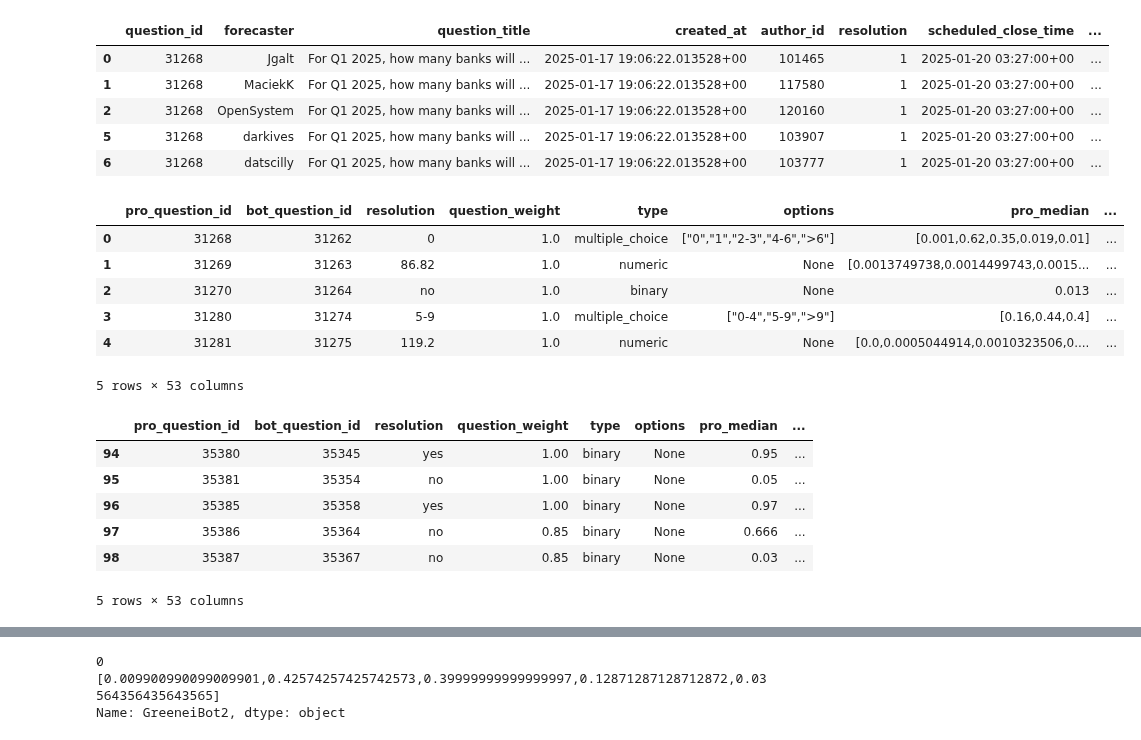
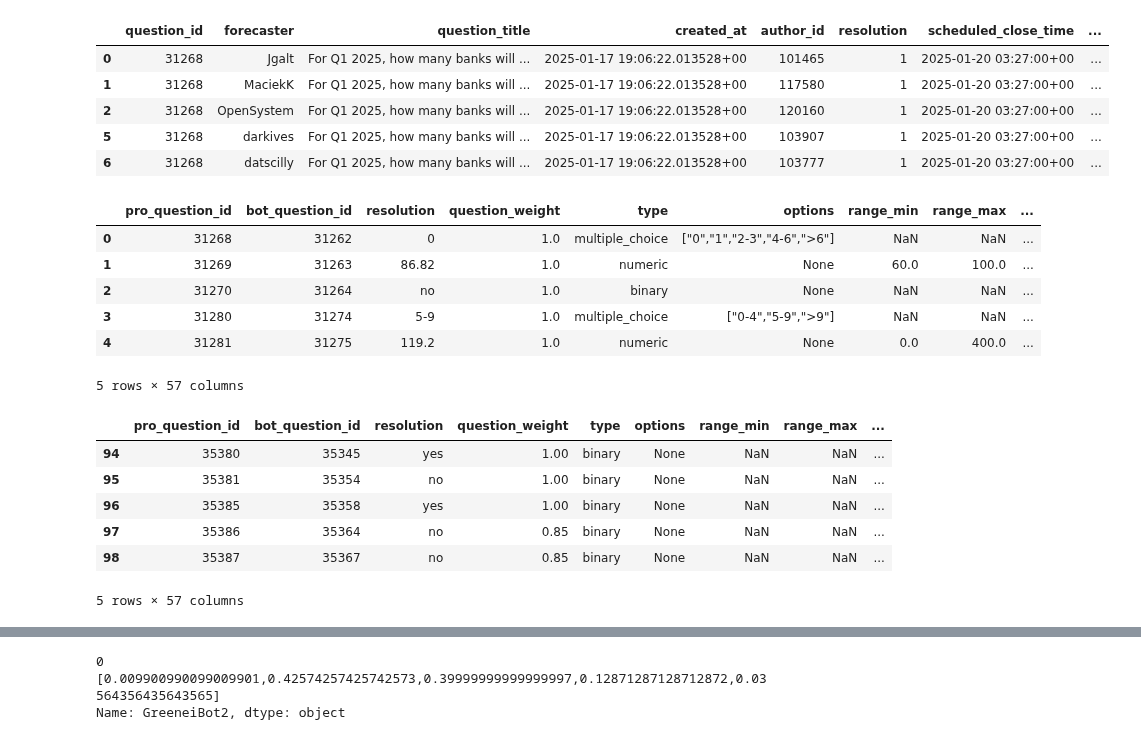
Before and after one commit to Metaculus/aib-analysis, a Jupyter notebook: AI_BENCHMARKING_ANALYSIS.ipynb, the cells around one changed output, grey strips where cells are left out. Drawn from its saved outputs; the diff is of its cells as text; code cells hidden in the pictures.

Commit message:
Fixed some dataframe row to scoring parameter conversion

```diff
--- a/AI_BENCHMARKING_ANALYSIS.ipynb
+++ b/AI_BENCHMARKING_ANALYSIS.ipynb
@@ -57,7 +57,7 @@ df_pro_scores = pd.read_csv(f'https://data.heroku.com/dataclips/pcyecxbmoxppkxxa
 df_pro_forecasts = pd.read_csv('https://data.heroku.com/dataclips/roxytxphqvznkgbygmfgzymjtfxx.csv')
 df_pro_questions = df_pro_forecasts.rename(columns={'question_id': 'pro_question_id', 'question_title': 'title'})
 
-if False: # Temporary
+if False: # Temporary - Only keep Binary
     df_bot_questions = df_bot_questions[df_bot_questions['resolution'].isin(['yes', 'no'])]
     df_bot_forecasts = df_bot_forecasts[df_bot_forecasts['resolution'].isin(['yes', 'no'])]
     df_bot_scores = df_bot_scores[df_bot_scores['resolution'].isin(['yes', 'no'])]
@@ -65,8 +65,8 @@ if False: # Temporary
     df_pro_forecasts = df_pro_forecasts[df_pro_forecasts['resolution'].isin(['yes', 'no'])]
     df_pro_scores = df_pro_scores[df_pro_scores['resolution'].isin(['yes', 'no'])]
 
-df_pro_resolved_questions = df_pro_questions[['pro_question_id', 'title', 'resolution', 'scheduled_close_time', 'actual_close_time', 'question_weight', 'type', 'options', 'range_min', 'range_max']]
-df_bot_resolved_questions = df_bot_questions[['bot_question_id', 'title', 'resolution', 'scheduled_close_time', 'actual_close_time', 'question_weight', 'type', 'options', 'range_min', 'range_max']]
+df_pro_resolved_questions = df_pro_questions[['pro_question_id', 'title', 'resolution', 'scheduled_close_time', 'actual_close_time', 'question_weight', 'type', 'options', 'range_min', 'range_max', 'open_upper_bound', 'open_lower_bound']]
+df_bot_resolved_questions = df_bot_questions[['bot_question_id', 'title', 'resolution', 'scheduled_close_time', 'actual_close_time', 'question_weight', 'type', 'options', 'range_min', 'range_max', 'open_upper_bound', 'open_lower_bound']]
 
 df_pro_bot_resolved_questions = pd.merge(
     df_bot_resolved_questions,
@@ -617,48 +486,52 @@ with question weighting.
 # Now pivot df_pro_forecasts; forecaster = columns; forecast = values; index = pro_question_id
 df_pro_forecasts = df_pro_forecasts.rename(columns={'question_id': 'pro_question_id'})
 df_pro_forecasts = df_pro_forecasts.pivot(index='pro_question_id', columns='forecaster', values='forecast')
 # Make the index a column and make it numeric
 df_pro_forecasts = df_pro_forecasts.reset_index()
 
 # Now pivot df_bot_forecasts; forecaster = columns; forecast = values; index = pro_question_id
 df_bot_forecasts = df_bot_forecasts.rename(columns={'question_id': 'bot_question_id'})
 df_bot_forecasts = df_bot_forecasts.pivot(index='bot_question_id', columns='forecaster', values='forecast')
 # Make the index a column and make it numeric
 df_bot_forecasts = df_bot_forecasts.reset_index()
 
 # One row per question, with pro_question_id and bot_question_id and resolution
-df_pro_bot_resolved_questions_first = df_pro_bot_resolved_questions.groupby(['pro_question_id', 'bot_question_id']).first().reset_index()[['pro_question_id', 'bot_question_id', 'resolution', 'question_weight', 'type', 'options']]
+df_pro_bot_resolved_questions_first = df_pro_bot_resolved_questions.groupby(
+    ['pro_question_id', 'bot_question_id']
+    ).first().reset_index()[
+        ['pro_question_id', 'bot_question_id', 'resolution', 'question_weight', 'type', 'options', 'range_min', 'range_max', 'open_upper_bound', 'open_lower_bound']
+    ]
 
 df2 = pd.merge(
     df_pro_bot_resolved_questions_first,
     df_pro_forecasts[['pro_question_id', 'pro_median']],
     on='pro_question_id',
     how='left'
 )
 
 df_pro_bot_forecasts = pd.merge(
     df2,
     df_bot_forecasts,
     on='bot_question_id',
     how='left'
 )
 
 display_head_and_tail(df_pro_bot_forecasts)
 # %% [output]
-|  | pro_question_id | bot_question_id | resolution | question_weight | type | options | pro_median | ... |
-| 0 | 31268 | 31262 | 0 | 1.0 | multiple_choice | ["0","1","2-3","4-6",">6"] | [0.001,0.62,0.35,0.019,0.01] | ... |
-| 1 | 31269 | 31263 | 86.82 | 1.0 | numeric | None | [0.0013749738,0.0014499743,0.0015... | ... |
-| 2 | 31270 | 31264 | no | 1.0 | binary | None | 0.013 | ... |
-| 3 | 31280 | 31274 | 5-9 | 1.0 | multiple_choice | ["0-4","5-9",">9"] | [0.16,0.44,0.4] | ... |
-| 4 | 31281 | 31275 | 119.2 | 1.0 | numeric | None | [0.0,0.0005044914,0.0010323506,0.... | ... |
+|  | pro_question_id | bot_question_id | resolution | question_weight | type | options | range_min | range_max | ... |
+| 0 | 31268 | 31262 | 0 | 1.0 | multiple_choice | ["0","1","2-3","4-6",">6"] | NaN | NaN | ... |
+| 1 | 31269 | 31263 | 86.82 | 1.0 | numeric | None | 60.0 | 100.0 | ... |
+| 2 | 31270 | 31264 | no | 1.0 | binary | None | NaN | NaN | ... |
+| 3 | 31280 | 31274 | 5-9 | 1.0 | multiple_choice | ["0-4","5-9",">9"] | NaN | NaN | ... |
+| 4 | 31281 | 31275 | 119.2 | 1.0 | numeric | None | 0.0 | 400.0 | ... |
-5 rows × 53 columns
+5 rows × 57 columns
-|  | pro_question_id | bot_question_id | resolution | question_weight | type | options | pro_median | ... |
-| 94 | 35380 | 35345 | yes | 1.00 | binary | None | 0.95 | ... |
-| 95 | 35381 | 35354 | no | 1.00 | binary | None | 0.05 | ... |
-| 96 | 35385 | 35358 | yes | 1.00 | binary | None | 0.97 | ... |
-| 97 | 35386 | 35364 | no | 0.85 | binary | None | 0.666 | ... |
-| 98 | 35387 | 35367 | no | 0.85 | binary | None | 0.03 | ... |
+|  | pro_question_id | bot_question_id | resolution | question_weight | type | options | range_min | range_max | ... |
+| 94 | 35380 | 35345 | yes | 1.00 | binary | None | NaN | NaN | ... |
+| 95 | 35381 | 35354 | no | 1.00 | binary | None | NaN | NaN | ... |
+| 96 | 35385 | 35358 | yes | 1.00 | binary | None | NaN | NaN | ... |
+| 97 | 35386 | 35364 | no | 0.85 | binary | None | NaN | NaN | ... |
+| 98 | 35387 | 35367 | no | 0.85 | binary | None | NaN | NaN | ... |
-5 rows × 53 columns
+5 rows × 57 columns
 # %%
 df_pro_bot_forecasts.columns
 # %% [output]
```
Also changed, not shown: parts of 9 cells of this notebook, 3 other files.
